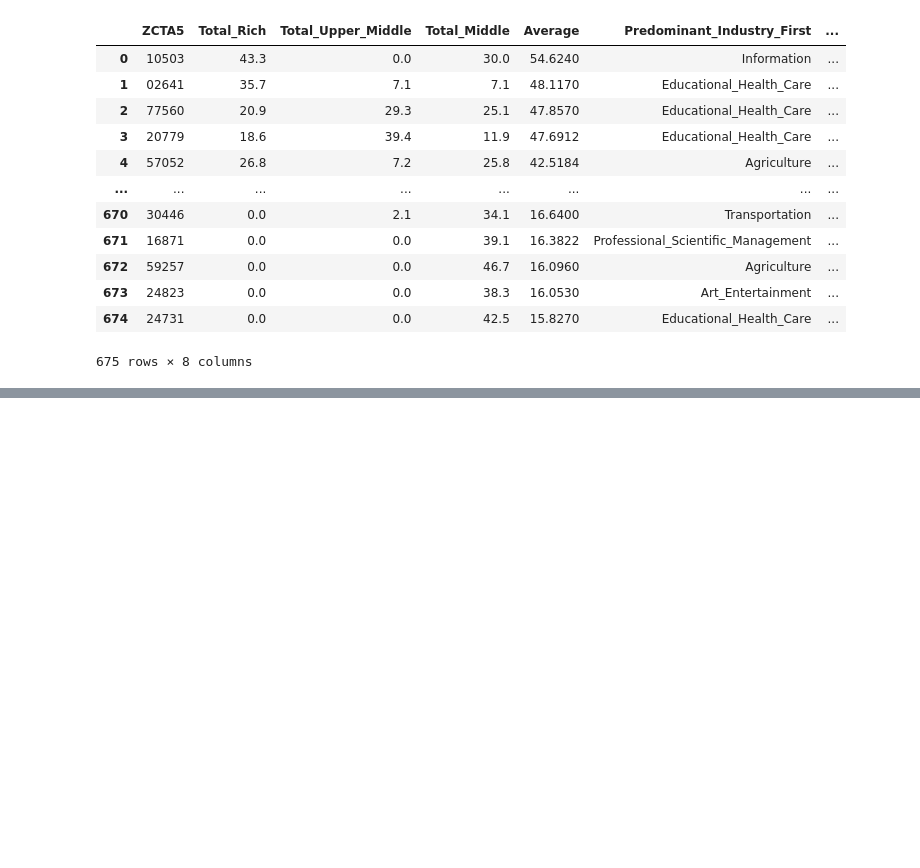
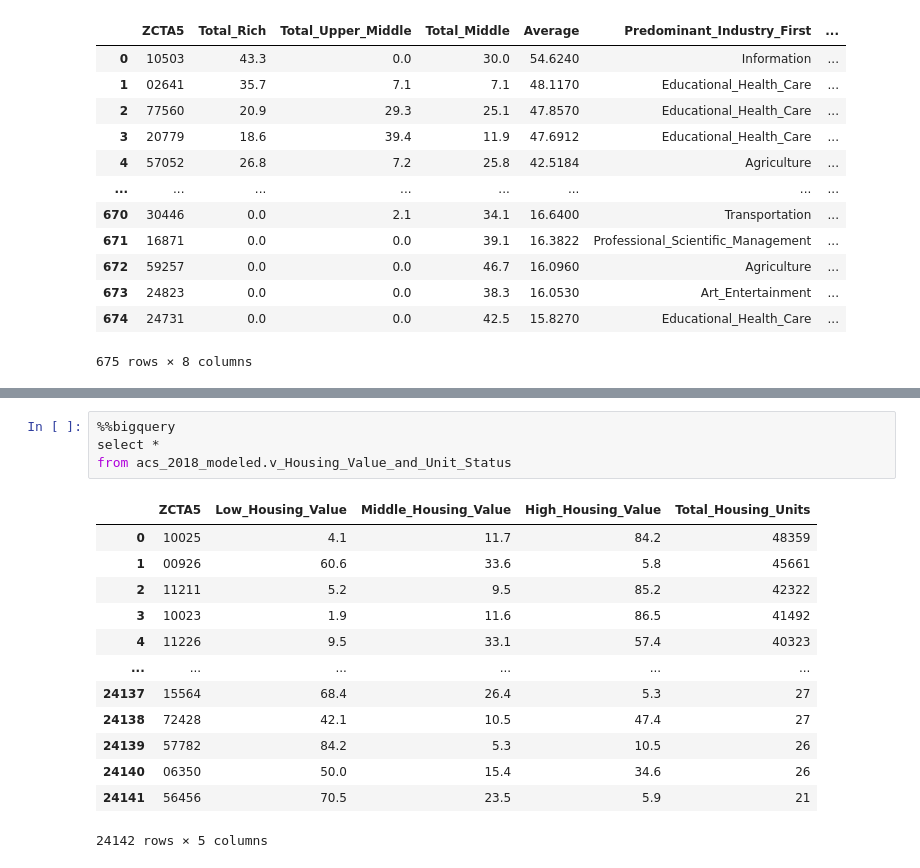
Before and after one commit to xindixu/US-demographic-analysis, a Jupyter notebook: primary-data/acs_2018_analysis.ipynb, the cells around one changed output, grey strips where cells are left out. Saved outputs shown, nothing was run; the diff lists cells and outputs as text; blank space fills up the shorter version.

```diff
--- a/primary-data/acs_2018_analysis.ipynb
+++ b/primary-data/acs_2018_analysis.ipynb
@@ -228,0 +266,18 @@ from acs_2018_modeled.v_Income_Class_With_School_Enrollment
+# %%
+%%bigquery
+select *
+from acs_2018_modeled.v_Housing_Value_and_Unit_Status
+# %% [output]
+|  | ZCTA5 | Low_Housing_Value | Middle_Housing_Value | High_Housing_Value | Total_Housing_Units |
+| 0 | 10025 | 4.1 | 11.7 | 84.2 | 48359 |
+| 1 | 00926 | 60.6 | 33.6 | 5.8 | 45661 |
+| 2 | 11211 | 5.2 | 9.5 | 85.2 | 42322 |
+| 3 | 10023 | 1.9 | 11.6 | 86.5 | 41492 |
+| 4 | 11226 | 9.5 | 33.1 | 57.4 | 40323 |
+| ... | ... | ... | ... | ... | ... |
+| 24137 | 15564 | 68.4 | 26.4 | 5.3 | 27 |
+| 24138 | 72428 | 42.1 | 10.5 | 47.4 | 27 |
+| 24139 | 57782 | 84.2 | 5.3 | 10.5 | 26 |
+| 24140 | 06350 | 50.0 | 15.4 | 34.6 | 26 |
+| 24141 | 56456 | 70.5 | 23.5 | 5.9 | 21 |
+24142 rows × 5 columns
```
Also changed, not shown: parts of 12 cells of this notebook.
